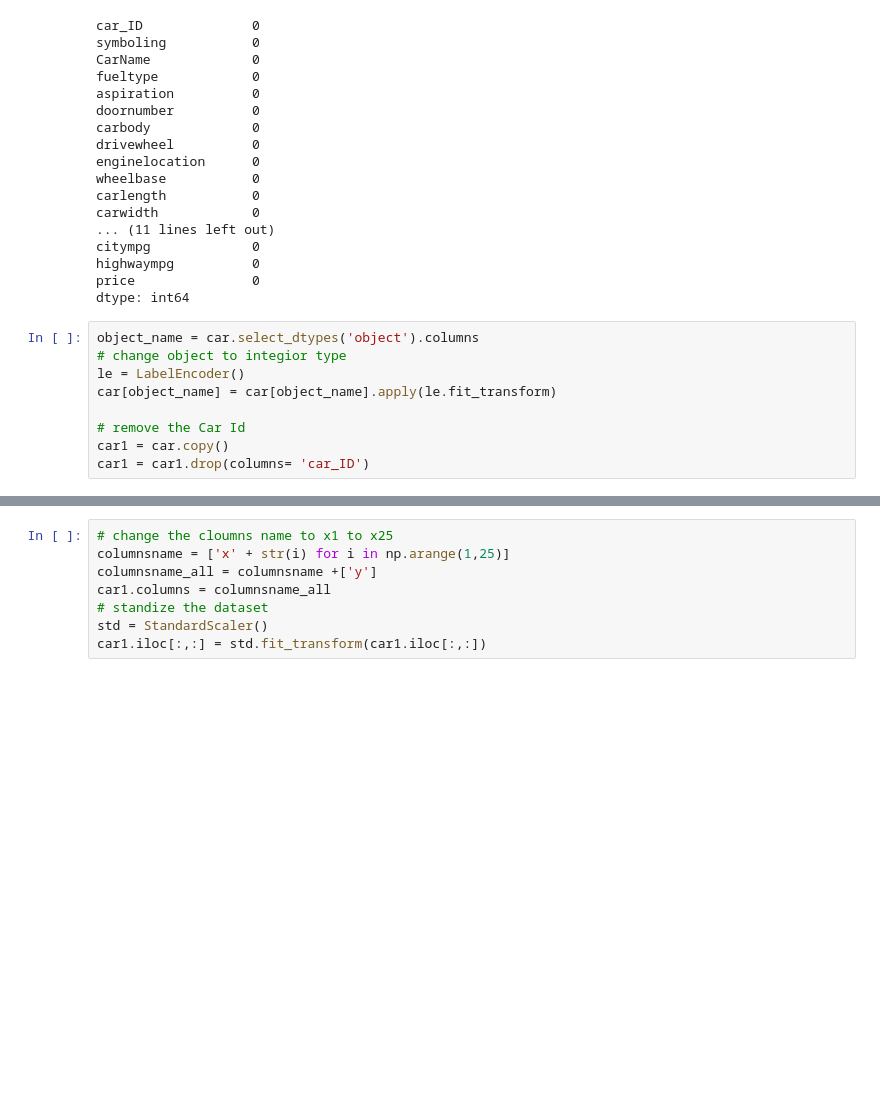
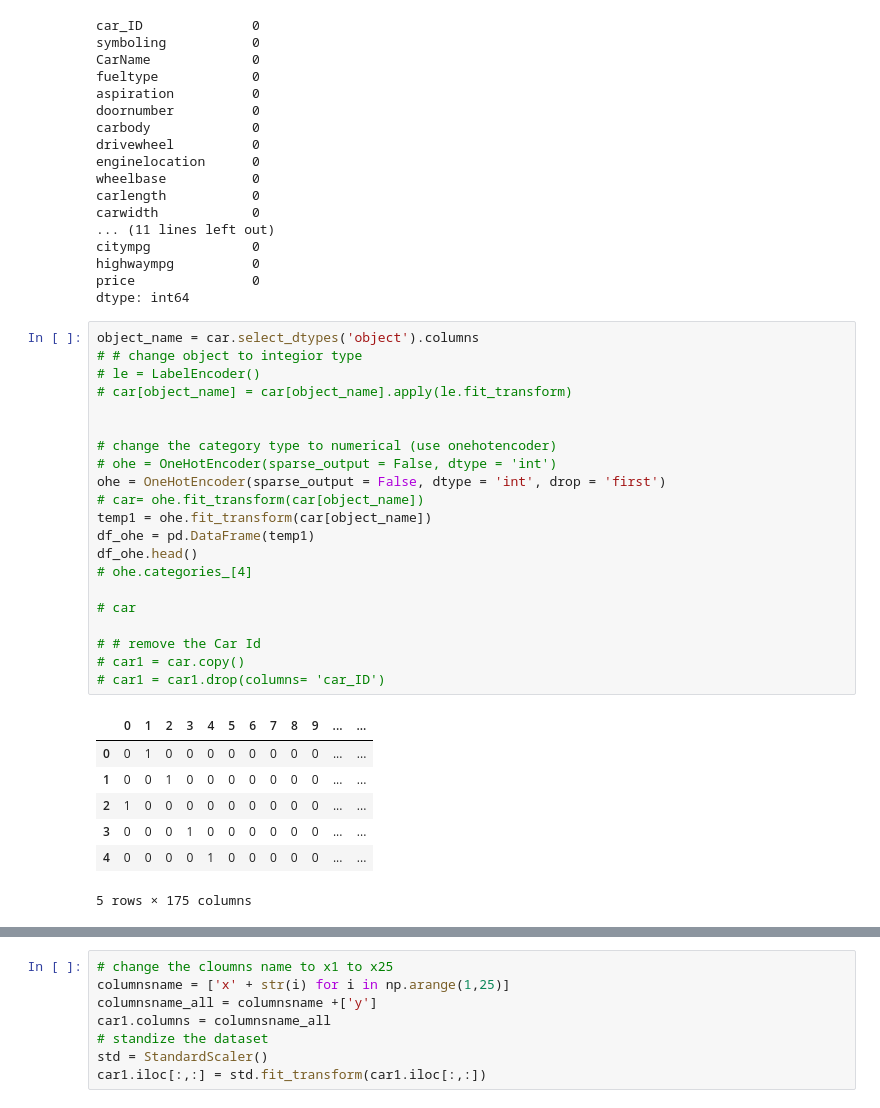
Before and after one commit to notfakearcher/yanjun, a Jupyter notebook: 01_topics/machine_learning/regression /simple regression.ipynb, the cells around one changed output, grey strips where cells are left out. Saved outputs shown, nothing was run; the diff lists cells and outputs as text; blank space fills up the shorter version.

```diff
--- a/01_topics/machine_learning/regression /simple regression.ipynb
+++ b/01_topics/machine_learning/regression /simple regression.ipynb
@@ -55,10 +55,30 @@ price               0
 dtype: int64
 # %%
 object_name = car.select_dtypes('object').columns
-# change object to integior type
-le = LabelEncoder()
-car[object_name] = car[object_name].apply(le.fit_transform)
+# # change object to integior type
+# le = LabelEncoder()
+# car[object_name] = car[object_name].apply(le.fit_transform)
 
-# remove the Car Id
-car1 = car.copy()
-car1 = car1.drop(columns= 'car_ID')
+
+# change the category type to numerical (use onehotencoder)
+# ohe = OneHotEncoder(sparse_output = False, dtype = 'int')
+ohe = OneHotEncoder(sparse_output = False, dtype = 'int', drop = 'first')
+# car= ohe.fit_transform(car[object_name])
+temp1 = ohe.fit_transform(car[object_name])
+df_ohe = pd.DataFrame(temp1)
+df_ohe.head()
+# ohe.categories_[4]
+
+# car
+
+# # remove the Car Id
+# car1 = car.copy()
+# car1 = car1.drop(columns= 'car_ID')
+# %% [output]
+|  | 0 | 1 | 2 | 3 | 4 | 5 | 6 | 7 | 8 | 9 | ... | ... |
+| 0 | 0 | 1 | 0 | 0 | 0 | 0 | 0 | 0 | 0 | 0 | ... | ... |
+| 1 | 0 | 0 | 1 | 0 | 0 | 0 | 0 | 0 | 0 | 0 | ... | ... |
+| 2 | 1 | 0 | 0 | 0 | 0 | 0 | 0 | 0 | 0 | 0 | ... | ... |
+| 3 | 0 | 0 | 0 | 1 | 0 | 0 | 0 | 0 | 0 | 0 | ... | ... |
+| 4 | 0 | 0 | 0 | 0 | 1 | 0 | 0 | 0 | 0 | 0 | ... | ... |
+5 rows × 175 columns
```
Also changed, not shown: parts of 4 cells of this notebook.
